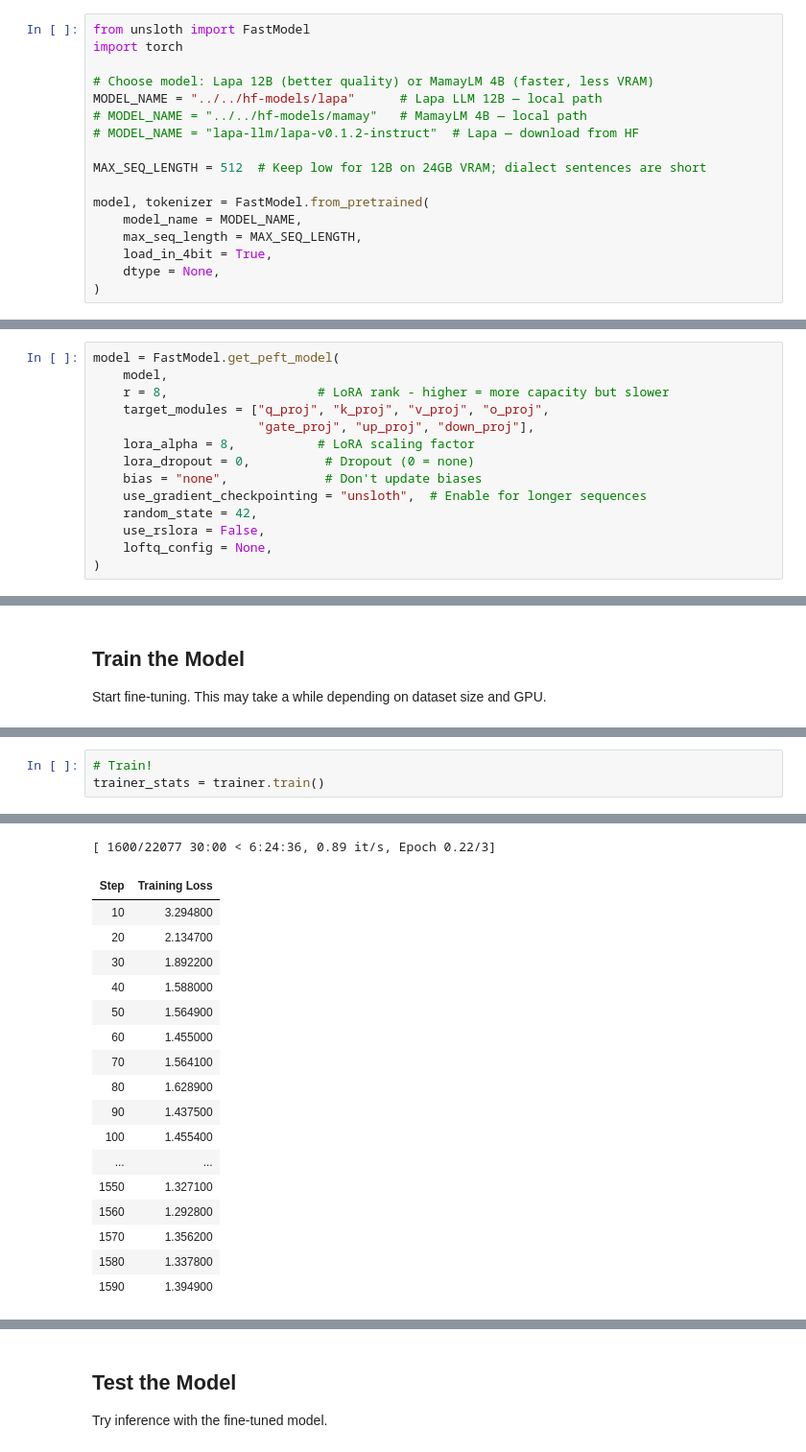
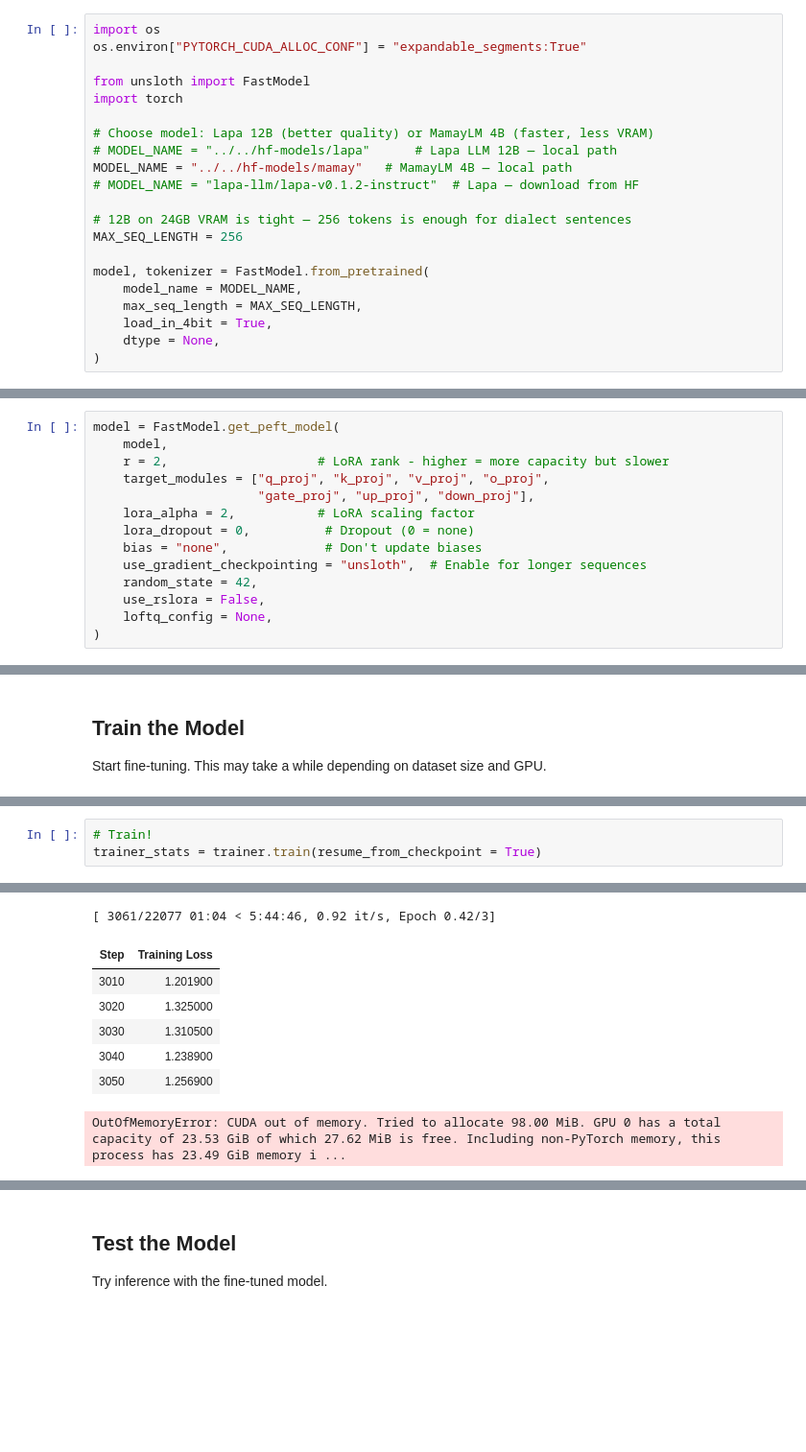
Before and after one commit to DenkoProg/surdo-perevodchik, a Jupyter notebook: src/notebooks/llm_finetuning.ipynb, the cells around one changed output, grey strips where cells are left out. Shown at 96% size. Drawn from its saved outputs; the diff is of its cells as text; blank space fills up the shorter version.

```diff
--- a/src/notebooks/llm_finetuning.ipynb
+++ b/src/notebooks/llm_finetuning.ipynb
@@ -14,15 +14,19 @@ This notebook fine-tunes [Lapa LLM v0.1.2 Instruct](https://huggingface.co/lapa-
 Using Unsloth's `FastModel` to load the model with 4-bit quantization for memory efficiency.
 Fits on a single RTX 4090 (24 GB) with ~9 GB reserved for weights, leaving ~14 GB for training.
 # %%
+import os
+os.environ["PYTORCH_CUDA_ALLOC_CONF"] = "expandable_segments:True"
+
 from unsloth import FastModel
 import torch
 
 # Choose model: Lapa 12B (better quality) or MamayLM 4B (faster, less VRAM)
-MODEL_NAME = "../../hf-models/lapa"      # Lapa LLM 12B — local path
-# MODEL_NAME = "../../hf-models/mamay"   # MamayLM 4B — local path
+# MODEL_NAME = "../../hf-models/lapa"      # Lapa LLM 12B — local path
+MODEL_NAME = "../../hf-models/mamay"   # MamayLM 4B — local path
 # MODEL_NAME = "lapa-llm/lapa-v0.1.2-instruct"  # Lapa — download from HF
 
-MAX_SEQ_LENGTH = 512  # Keep low for 12B on 24GB VRAM; dialect sentences are short
+# 12B on 24GB VRAM is tight — 256 tokens is enough for dialect sentences
+MAX_SEQ_LENGTH = 256
 
 model, tokenizer = FastModel.from_pretrained(
     model_name = MODEL_NAME,
@@ -37,10 +50,10 @@ Configure LoRA (Low-Rank Adaptation) for efficient fine-tuning. This allows upda
 # %%
 model = FastModel.get_peft_model(
     model,
-    r = 8,                    # LoRA rank - higher = more capacity but slower
+    r = 2,                    # LoRA rank - higher = more capacity but slower
     target_modules = ["q_proj", "k_proj", "v_proj", "o_proj",
                       "gate_proj", "up_proj", "down_proj"],
-    lora_alpha = 8,           # LoRA scaling factor
+    lora_alpha = 2,           # LoRA scaling factor
     lora_dropout = 0,          # Dropout (0 = none)
     bias = "none",             # Don't update biases
     use_gradient_checkpointing = "unsloth",  # Enable for longer sequences
@@ -175,6 +188,6 @@ GPU = NVIDIA GeForce RTX 4090. Max memory = 23.527 GB.
 # %%
 # Train!
-trainer_stats = trainer.train()
+trainer_stats = trainer.train(resume_from_checkpoint = True)
 # %% [output]
 The model is already on multiple devices. Skipping the move to device specified in `args`.
 ==((====))==  Unsloth - 2x faster free finetuning | Num GPUs used = 1
@@ -185,21 +198,11 @@ O^O/ \_/ \    Batch size per device = 1 | Gradient accumulation steps = 4
-[ 1600/22077 30:00 < 6:24:36, 0.89 it/s, Epoch 0.22/3]
+[ 3061/22077 01:04 < 5:44:46, 0.92 it/s, Epoch 0.42/3]
 | Step | Training Loss |
-| 10 | 3.294800 |
-| 20 | 2.134700 |
-| 30 | 1.892200 |
-| 40 | 1.588000 |
-| 50 | 1.564900 |
-| 60 | 1.455000 |
-| 70 | 1.564100 |
-| 80 | 1.628900 |
-| 90 | 1.437500 |
-| 100 | 1.455400 |
-| ... | ... |
-| 1550 | 1.327100 |
-| 1560 | 1.292800 |
-| 1570 | 1.356200 |
-| 1580 | 1.337800 |
-| 1590 | 1.394900 |
+| 3010 | 1.201900 |
+| 3020 | 1.325000 |
+| 3030 | 1.310500 |
+| 3040 | 1.238900 |
+| 3050 | 1.256900 |
+OutOfMemoryError: CUDA out of memory. Tried to allocate 98.00 MiB. GPU 0 has a total capacity of 23.53 GiB of which 27.62 MiB is free. Including non-PyTorch memory, this process has 23.49 GiB memory i ...
 # %%
 # Show memory usage after training
 used_memory = round(torch.cuda.max_memory_reserved() / 1024 / 1024 / 1024, 3)
```
Also changed, not shown: parts of 4 cells of this notebook.
